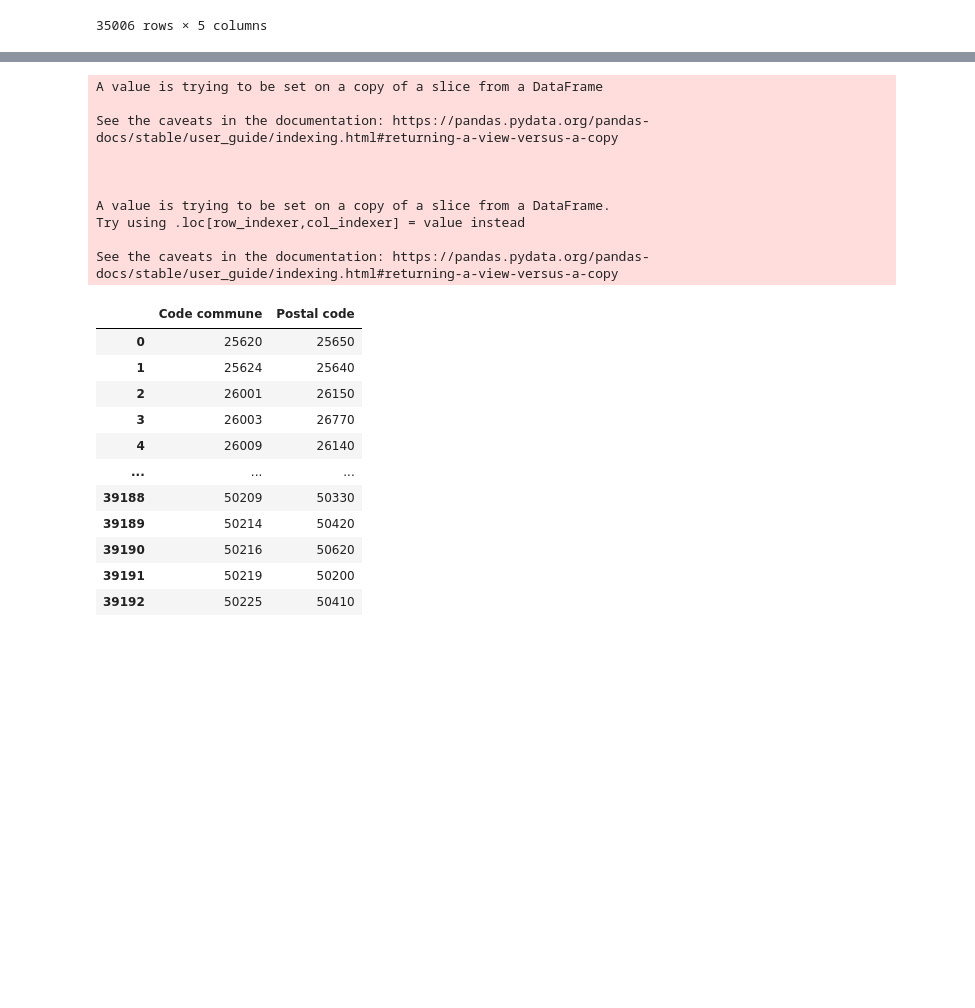
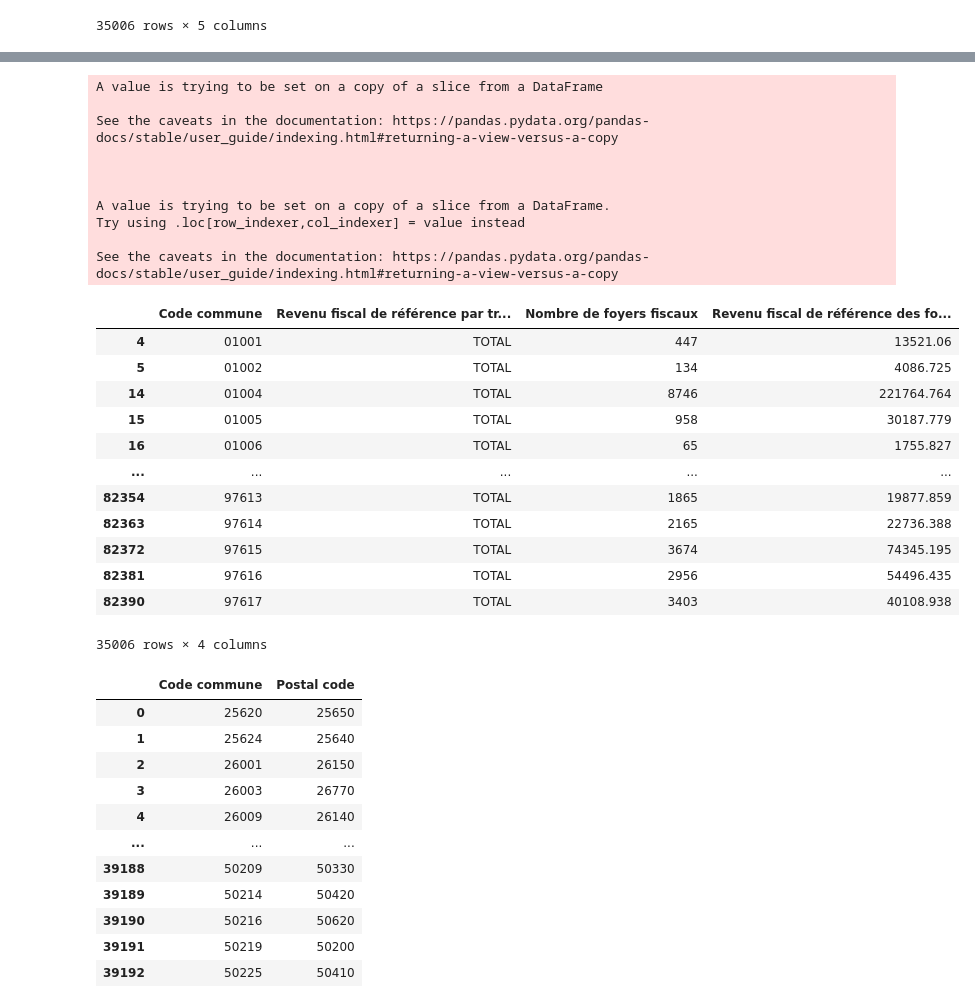
Before and after one commit to youenn-loie/delta, a Jupyter notebook: bars/src/data_bars/main.ipynb, the cells around one changed output, grey strips where cells are left out. Saved outputs shown, nothing was run; the diff lists cells and outputs as text; code cells hidden in the pictures; blank space fills up the shorter version.

```diff
--- a/bars/src/data_bars/main.ipynb
+++ b/bars/src/data_bars/main.ipynb
@@ -319,19 +320,32 @@ figure.show()
 # %%
 data_revenus.insert(1, "Code commune", data_revenus['Dép.'].str.strip().apply(lambda dep: dep[:2]) + data_revenus['Commune'])
 data_revenus.drop(["Dép.", "Commune"], axis=1, inplace=True)
 data_revenus['Code commune'] = data_revenus['Code commune'].str.strip()
-# data_revenus
+data_revenus
 # %% [output]
 A value is trying to be set on a copy of a slice from a DataFrame
 
 See the caveats in the documentation: https://pandas.pydata.org/pandas-docs/stable/user_guide/indexing.html#returning-a-view-versus-a-copy
 
 
 
 A value is trying to be set on a copy of a slice from a DataFrame.
 Try using .loc[row_indexer,col_indexer] = value instead
 
 See the caveats in the documentation: https://pandas.pydata.org/pandas-docs/stable/user_guide/indexing.html#returning-a-view-versus-a-copy
+|  | Code commune | Revenu fiscal de référence par tr... | Nombre de foyers fiscaux | Revenu fiscal de référence des fo... |
+| 4 | 01001 | TOTAL | 447 | 13521.06 |
+| 5 | 01002 | TOTAL | 134 | 4086.725 |
+| 14 | 01004 | TOTAL | 8746 | 221764.764 |
+| 15 | 01005 | TOTAL | 958 | 30187.779 |
+| 16 | 01006 | TOTAL | 65 | 1755.827 |
+| ... | ... | ... | ... | ... |
+| 82354 | 97613 | TOTAL | 1865 | 19877.859 |
+| 82363 | 97614 | TOTAL | 2165 | 22736.388 |
+| 82372 | 97615 | TOTAL | 3674 | 74345.195 |
+| 82381 | 97616 | TOTAL | 2956 | 54496.435 |
+| 82390 | 97617 | TOTAL | 3403 | 40108.938 |
+35006 rows × 4 columns
 # %%
 code_commune = pd.read_csv('../../data/code-commune.csv', sep=';')
 code_commune.drop(['Nom_commune', 'Ligne_5', 'Libellé_d_acheminement', 'coordonnees_gps'], axis=1, inplace=True)
```
Also changed, not shown: parts of 4 cells of this notebook.
